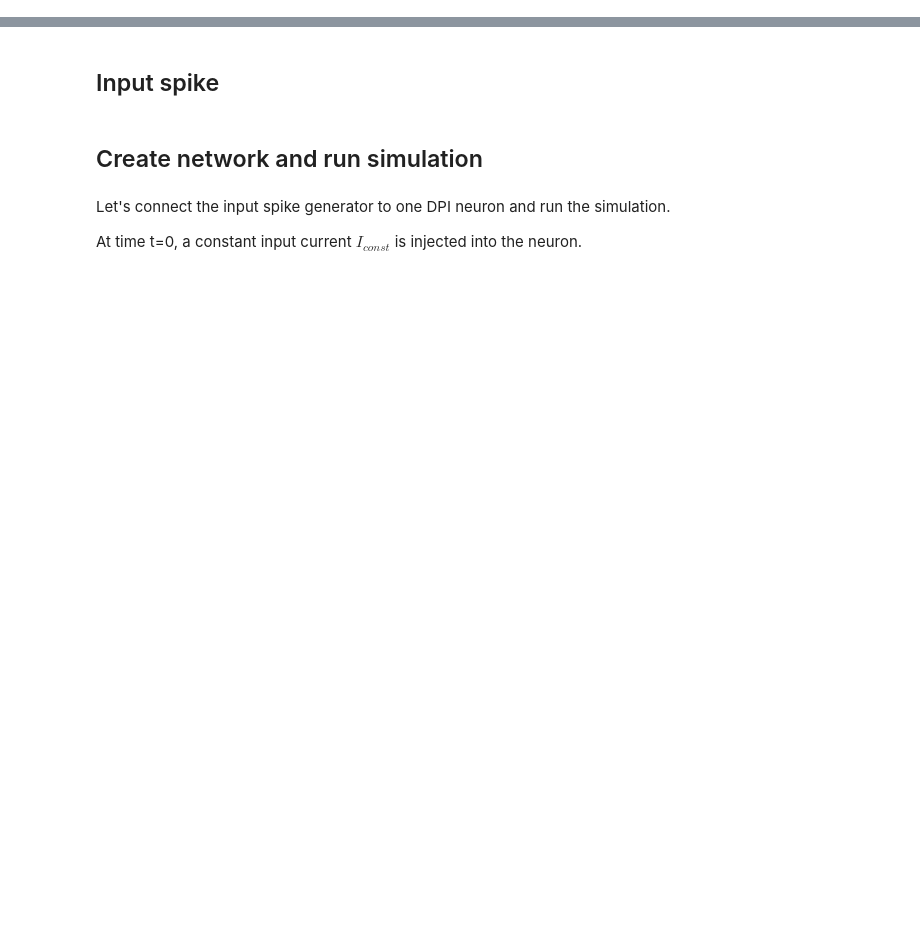
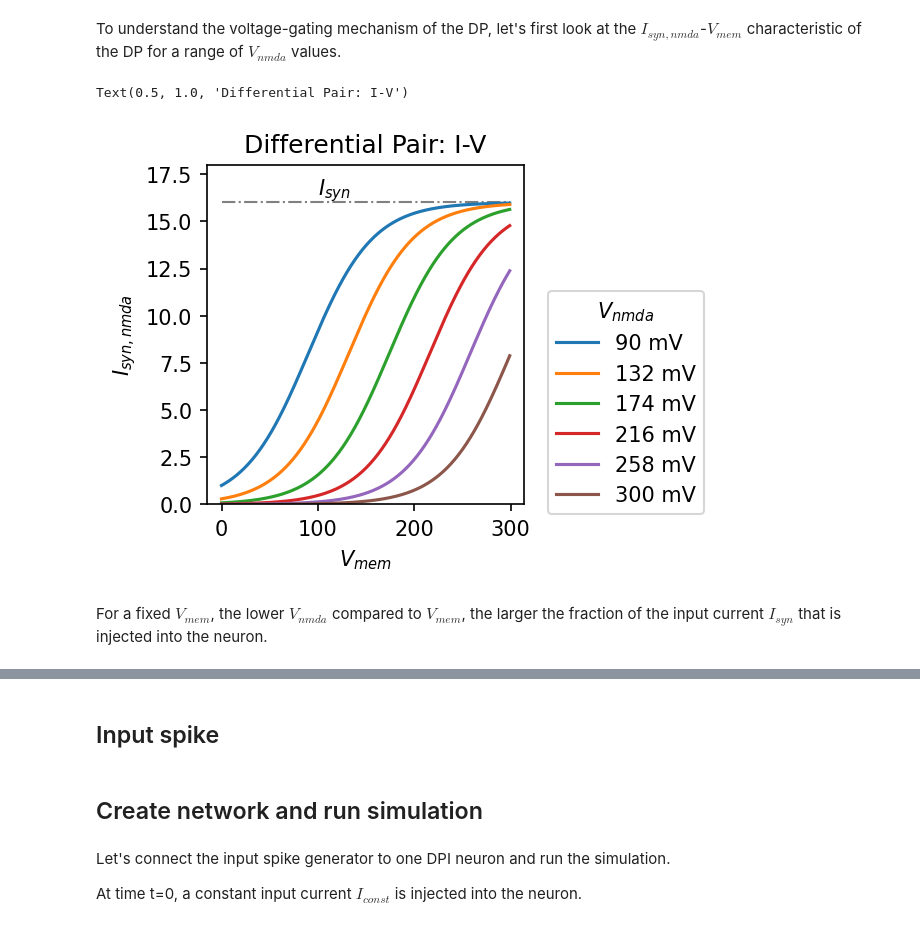
Before and after one commit to YigitDemirag/dynapse-simulator, a Jupyter notebook: part4.ipynb, the cells around one changed output, grey strips where cells are left out. Saved outputs shown, nothing was run; the diff lists cells and outputs as text; code cells hidden in the pictures; blank space fills up the shorter version.

Commit message:
Add documentation to NMDA tutorial

```diff
--- a/part4.ipynb
+++ b/part4.ipynb
@@ -32,0 +25,36 @@ Let's start with importing Brian2:
+# %% [markdown]
+To understand the voltage-gating mechanism of the DP, let's first look at the $I_{syn,nmda}$-$V_{mem}$ characteristic of the DP for a range of $V_{nmda}$ values.
+# %%
+import numpy as np
+import matplotlib as mpl
+import matplotlib.pyplot as plt
+from brian2 import mV, nA
+from parameters.constants import *
+# Let's assume a fixed I_syn as input to the differential pair.
+I_syn = 16*nA
+
+# And let's consider a range of Vnmda values.
+Vnmda = np.linspace(90, 300, 6).astype(int)
+
+f = plt.figure(figsize=(6,3),dpi=150)
+plt.subplot(121)
+vmem = np.arange(0, 300)*mV
+range_nmda = np.linspace(90, 300, 6).astype(int)
+c={}
+for vnmda in range_nmda:
+    I_syn_nmda = I_syn/(1 + np.exp(kappa_n*(vnmda*mV-vmem)/Ut))
+    p = plt.plot(vmem/mV, I_syn_nmda/nA, label=str(vnmda)+' mV')
+    c[vnmda] = p[0].get_color()
+plt.hlines(y=I_syn/nA, xmin=vmem[0]/mV, xmax=vmem[-1]/mV, linestyle='-.', color='grey', linewidth=1)
+plt.text(100, 16.4, '$I_{syn}$')
+plt.ylim(0,18)
+plt.legend(title='$V_{nmda}$',loc='right', ncol=1, bbox_to_anchor=(1.6, 0.3))
+plt.xlabel('$V_{mem}$')
+plt.ylabel('$I_{syn,nmda}$')
+plt.title('Differential Pair: I-V')
+# %% [output]
+Text(0.5, 1.0, 'Differential Pair: I-V')
+[figure, added]
+# %% [markdown]
+For a fixed $V_{mem}$, the lower $V_{nmda}$ compared to $V_{mem}$, the larger the fraction of the input current $I_{syn}$ that
+is injected into the neuron.
```
Also changed, not shown: parts of 17 cells of this notebook.
